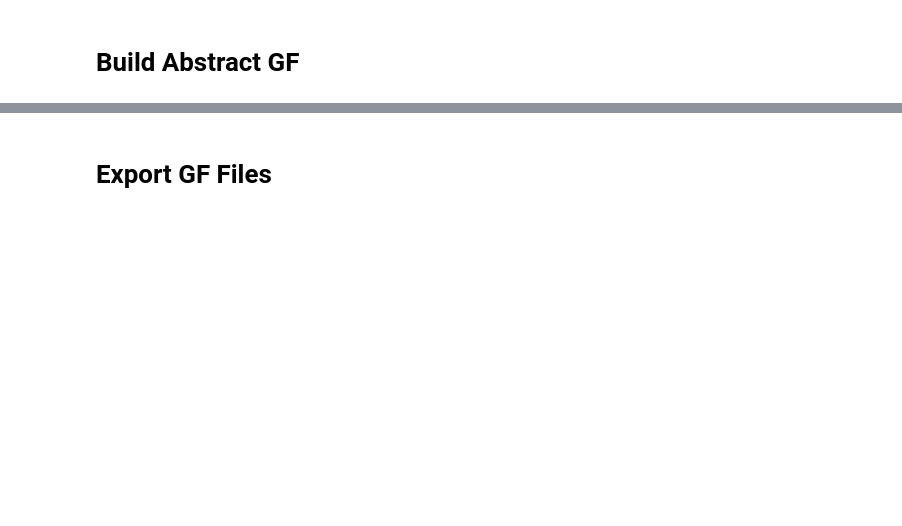
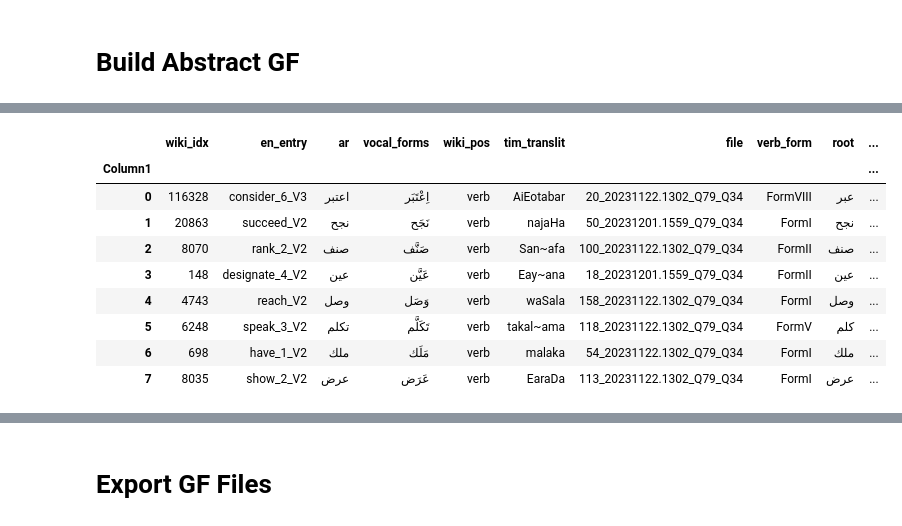
Before and after one commit to zarzouram/MLT_Thesis, a Jupyter notebook: notebooks/step-3_build_gfs.ipynb, the cells around one changed output, grey strips where cells are left out. Cells and saved outputs as stored; diff of their text form; code cells hidden in the pictures; blank space fills up the shorter version.

```diff
--- a/notebooks/step-3_build_gfs.ipynb
+++ b/notebooks/step-3_build_gfs.ipynb
@@ -222,25 +215,24 @@ df_nouns["abs"], df_nouns["cnc"] = zip(
 # %%
 df_nouns["wordnet_ara"] = df_nouns[["en_entry", "vocal_forms"]].apply(lambda x: f"lin {x[0]} = '{x[1]}_N'", axis=1)
 # %%
-
-# df_verbs["vocal_forms"] = df_verbs.apply({"vocal_forms": normalize_ar})
-# df_verbs["vocal_forms"] = df_verbs.apply(
-#     {
-#         "vocal_forms": lambda s: LAST_HARAKAT_PATTERN.sub("", s)
-#         if isinstance(s, str)
-#         else s
-#     }
-# )
-# df_verbs["imperfect"] = df_verbs.apply({"imperfect": normalize_ar})
-# df_verbs["imperfect"] = df_verbs.apply(
-#     {
-#         "imperfect": lambda s: LAST_HARAKAT_PATTERN.sub("", s)
-#         if isinstance(s, str)
-#         else s
-#     }
-# )
-# df_verbs["abs"], df_verbs["cnc"] = zip(
-#     *df_verbs.apply(build_gf_abstract_entries, axis="columns")
-# )
+df_verbs["vocal_forms"] = df_verbs.apply({"vocal_forms": normalize_ar})
+df_verbs["vocal_forms"] = df_verbs.apply(
+    {
+        "vocal_forms": lambda s: LAST_HARAKAT_PATTERN.sub("", s)
+        if isinstance(s, str)
+        else s
+    }
+)
+df_verbs["imperfect"] = df_verbs.apply({"imperfect": normalize_ar})
+df_verbs["imperfect"] = df_verbs.apply(
+    {
+        "imperfect": lambda s: LAST_HARAKAT_PATTERN.sub("", s)
+        if isinstance(s, str)
+        else s
+    }
+)
+df_verbs["abs"], df_verbs["cnc"] = zip(
+    *df_verbs.apply(build_gf_abstract_entries, axis="columns")
+)
 # %%
-# df_verbs["wordnet_ara"] = df_verbs[["en_entry", "vocal_forms"]].apply(lambda x: f"lin {x[0]} = '{x[1]}_V'", axis=1)
+df_verbs["wordnet_ara"] = df_verbs[["en_entry", "vocal_forms"]].apply(lambda x: f"lin {x[0]} = '{x[1]}_V'", axis=1)
@@ -274,0 +260,13 @@ df_nouns
+# %%
+df_verbs.drop(["ar_letters", "senses"], axis=1)
+# %% [output]
+|  | wiki_idx | en_entry | ar | vocal_forms | wiki_pos | tim_translit | file | verb_form | root | ... |
+| Column1 |  |  |  |  |  |  |  |  |  | ... |
+| 0 | 116328 | consider_6_V3 | اعتبر | اِعْتَبَر | verb | AiEotabar | 20_20231122.1302_Q79_Q34 | FormVIII | عبر | ... |
+| 1 | 20863 | succeed_V2 | نجح | نَجَح | verb | najaHa | 50_20231201.1559_Q79_Q34 | FormI | نجح | ... |
+| 2 | 8070 | rank_2_V2 | صنف | صَنَّف | verb | San~afa | 100_20231122.1302_Q79_Q34 | FormII | صنف | ... |
+| 3 | 148 | designate_4_V2 | عين | عَيَّن | verb | Eay~ana | 18_20231201.1559_Q79_Q34 | FormII | عين | ... |
+| 4 | 4743 | reach_V2 | وصل | وَصَل | verb | waSala | 158_20231122.1302_Q79_Q34 | FormI | وصل | ... |
+| 5 | 6248 | speak_3_V2 | تكلم | تَكَلَّم | verb | takal~ama | 118_20231122.1302_Q79_Q34 | FormV | كلم | ... |
+| 6 | 698 | have_1_V2 | ملك | مَلَك | verb | malaka | 54_20231122.1302_Q79_Q34 | FormI | ملك | ... |
+| 7 | 8035 | show_2_V2 | عرض | عَرَض | verb | EaraDa | 113_20231122.1302_Q79_Q34 | FormI | عرض | ... |
```
Also changed, not shown: parts of 19 cells of this notebook, 3 other files.
